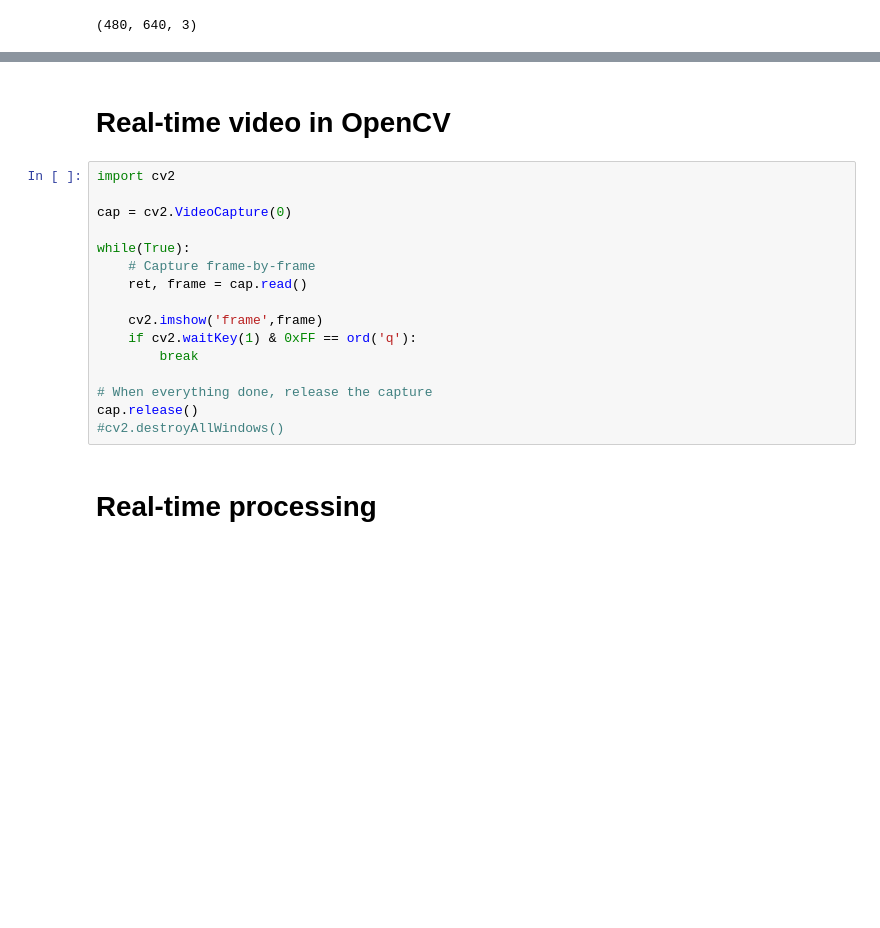
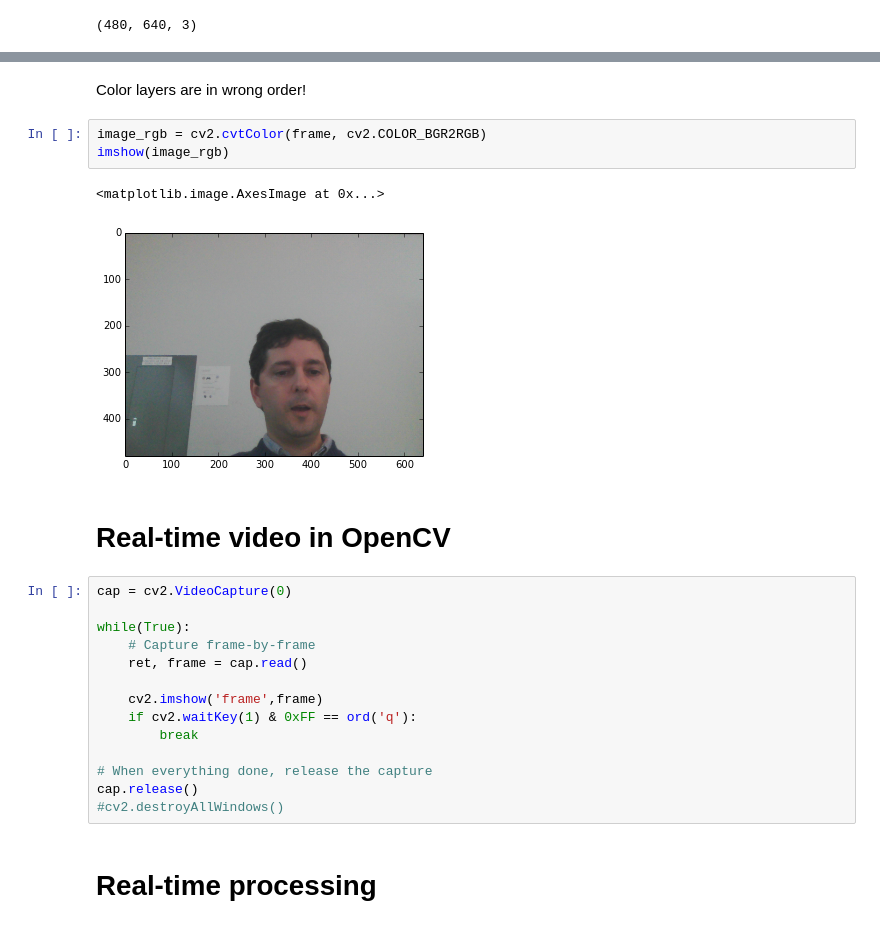
Before and after one commit to mantaraya36/201A-ipython, a Jupyter notebook: Computer vision.ipynb, the cells around one changed output, grey strips where cells are left out. Saved outputs shown, nothing was run; the diff lists cells and outputs as text; blank space fills up the shorter version.

```diff
--- a/Computer vision.ipynb
+++ b/Computer vision.ipynb
@@ -36,8 +49,14 @@ imshow(frame[:,:,::-1])
+# %% [markdown]
+Color layers are in wrong order!
+# %%
+image_rgb = cv2.cvtColor(frame, cv2.COLOR_BGR2RGB)
+imshow(image_rgb)
+# %% [output]
+<matplotlib.image.AxesImage at 0x...>
+[figure, added]
 # %% [markdown]
 # Real-time video in OpenCV
 # %%
-import cv2
-
 cap = cv2.VideoCapture(0)
 
 while(True):
```
Also changed, not shown: parts of 14 cells of this notebook, 1 other file.
